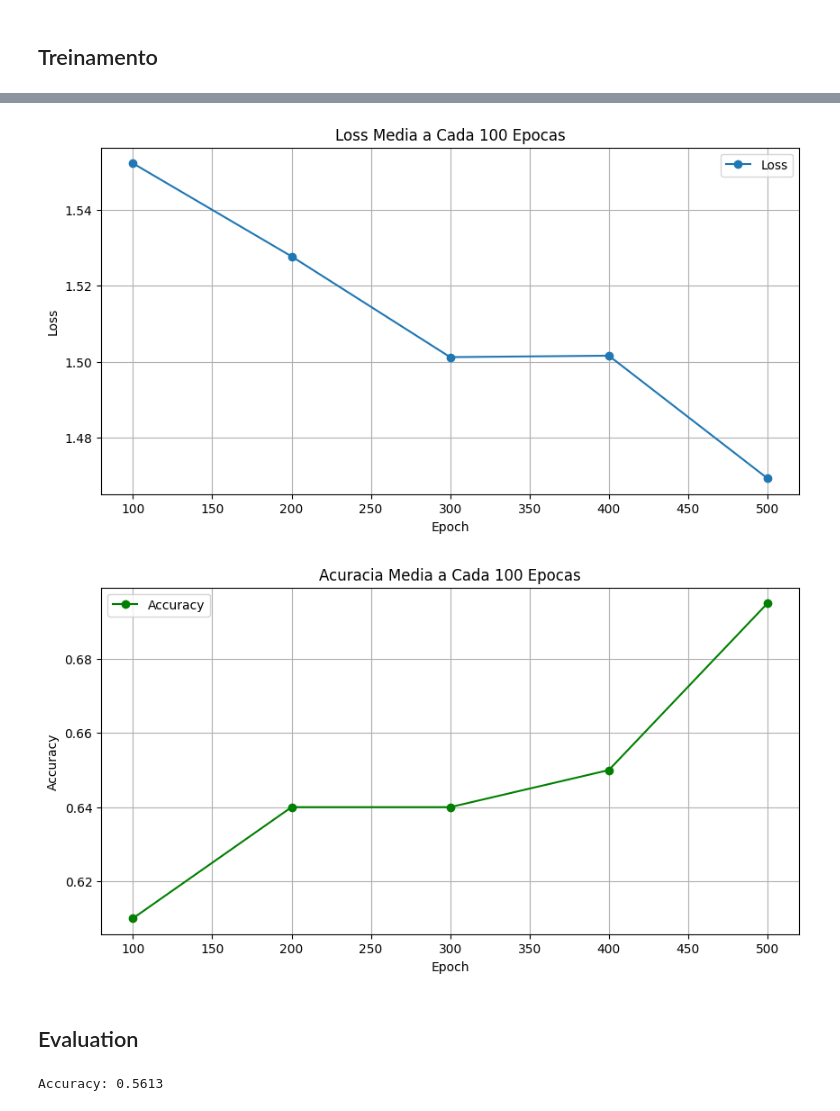
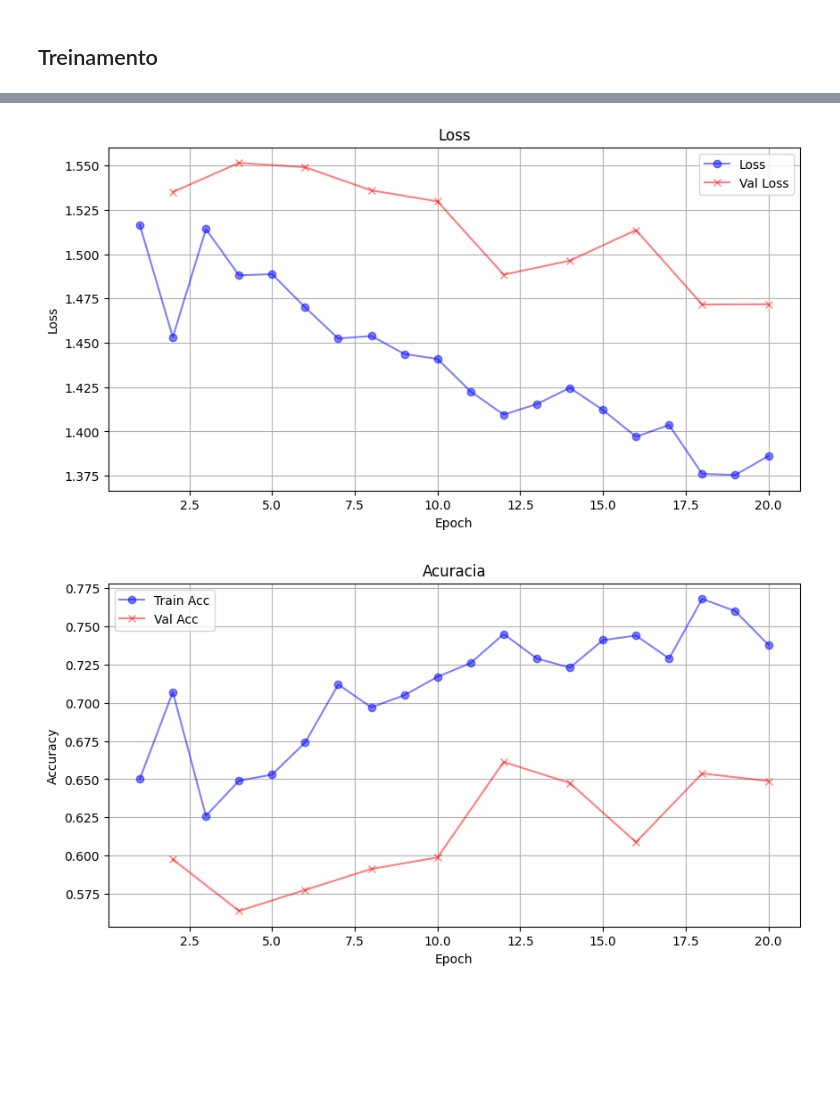
Before and after one commit to FernandoGLima/SimpleFewShot, a Jupyter notebook: notebooks/PrototypicalNetworks.ipynb, the cells around one changed output, grey strips where cells are left out. Saved outputs shown, nothing was run; the diff lists cells and outputs as text; code cells hidden in the pictures; blank space fills up the shorter version.

Commit message:
fix episodic training

```diff
--- a/notebooks/PrototypicalNetworks.ipynb
+++ b/notebooks/PrototypicalNetworks.ipynb
@@ -50,3 +49,8 @@ batch_size = ways*shots
+# %%
+backbone = timm.create_model(model_type, pretrained=True)
+backbone.reset_classifier(num_classes=0) # remove a head do modelo
+
+model = Method(backbone).to(device)
 # %% [markdown]
 ## Dataloader
 # %%
@@ -62,13 +64,9 @@ manager = BRSETManager(TRAINING_CLASSES, TEST_CLASSES, shots, ways, mean_val, st
-# %%
-backbone = timm.create_model(model_type, pretrained=True)
-backbone.reset_classifier(num_classes=0) # remove a head do modelo
-
-model = PrototypicalNetworks(backbone).to(device)
 # %% [markdown]
 ## Treinamento
 # %%
 criterion = nn.CrossEntropyLoss()
 optimizer = torch.optim.Adam(model.parameters(), lr=1e-4)
 
-log_every_n_epochs = 100
-epochs = 500
+episodes = 500
+epochs = 20
+validate_every = 2
@@ -141,56 +122,31 @@ Para visualizar melhor plotei loss/acc média a cada intervalo
+# %%
+train_epochs = [metric[0] for metric in train_logs]
+train_loss = [metric[1] for metric in train_logs]
+train_acc = [metric[2] for metric in train_logs]
+
+val_epochs = [metric[0] for metric in val_logs]
+val_loss = [metric[1] for metric in val_logs]
+val_acc = [metric[2] for metric in val_logs]
 # %%
-epochs = [metric[0] for metric in logging]
-losses = [metric[1] for metric in logging]
-accuracies = [metric[2] for metric in logging]
-
 plt.figure(figsize=(10, 5))
-plt.plot(epochs, losses, marker='o', label="Loss")
-plt.title(f"Loss Media a Cada {log_every_n_epochs} Epocas")
+plt.plot(train_epochs, train_loss, marker='o', color='blue', label="Loss", alpha=0.5)
+plt.plot(val_epochs, val_loss, marker='x', color='red', label="Val Loss", alpha=0.5)
+plt.title("Loss")
 plt.xlabel("Epoch")
 plt.ylabel("Loss")
 plt.legend()
 plt.grid()
 plt.show()
 
 plt.figure(figsize=(10, 5))
-plt.plot(epochs, accuracies, marker='o', color='green', label="Accuracy")
-plt.title(f"Acuracia Media a Cada {log_every_n_epochs} Epocas")
+plt.plot(train_epochs, train_acc, marker='o', color='blue', label="Train Acc", alpha=0.5)
+plt.plot(val_epochs, val_acc, marker='x', color='red', label="Val Acc", alpha=0.5)
+plt.title("Acuracia")
 plt.xlabel("Epoch")
 plt.ylabel("Accuracy")
 plt.legend()
 plt.grid()
 plt.show()
 # %% [output]
-[figure, old version]
+[figure, new version]
-[figure, old version]
+[figure, new version]
-# %% [markdown]
-## Evaluation
-# %%
-n_correct = 0
-n_total = 0
-
-model.eval()
-for _ in range(400):
-    # pega uma task com classes de TESTE
-    train_loader, test_loader, classes = manager.get_eval_task()
-
-    for train_batch, test_batch in zip(train_loader, test_loader):
-        train_imgs, train_labels = train_batch
-        test_imgs, test_labels = test_batch
-
-        # undo one-hot encoding
-        train_labels = train_labels.argmax(1)
-        test_labels = test_labels.argmax(1)
-
-        train_imgs, train_labels = train_imgs.to(device), train_labels.to(device)
-        test_imgs, test_labels = test_imgs.to(device), test_labels.to(device)
-
-        scores = model(train_imgs, train_labels, test_imgs)
-
-        n_correct += (scores.argmax(1) == test_labels).sum().item()
-        n_total += len(test_labels)
-
-acc = n_correct / n_total
-print(f"Accuracy: {acc:.4f}")
-# %% [output]
-Accuracy: 0.5613
```
Also changed, not shown: parts of 13 cells of this notebook.
